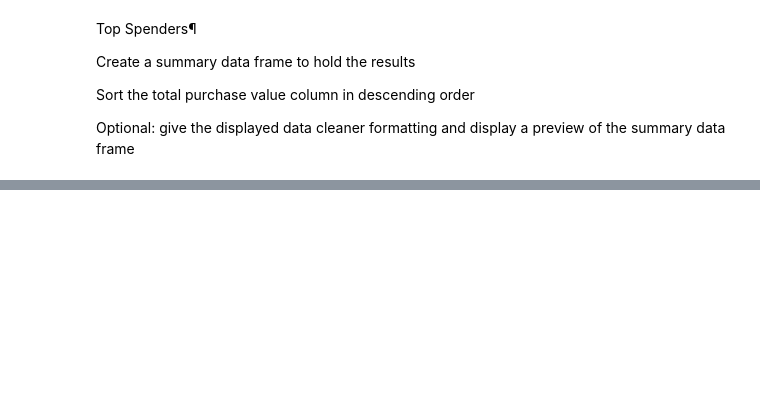
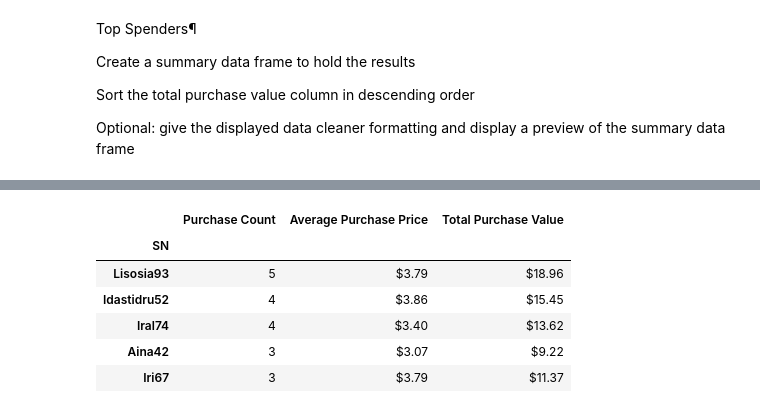
Before and after one commit to mawothe/HomeworkRepo, a Jupyter notebook: Homework_4/HeroesOfPymoli/Heros of Pymoli Code.ipynb, the cells around one changed output, grey strips where cells are left out. Cells and saved outputs as stored; diff of their text form; code cells hidden in the pictures; blank space fills up the shorter version.

```diff
--- a/Homework_4/HeroesOfPymoli/Heros of Pymoli Code.ipynb
+++ b/Homework_4/HeroesOfPymoli/Heros of Pymoli Code.ipynb
@@ -370,0 +389,20 @@ top_spenders_df
+# %%
+#Final formatting
+#Renaming Column
+spender_df = spender_df.rename(columns={"SN": "Purchase Count"})
+
+#Formating to dollar signs etc
+spender_df["Average Purchase Price"] = spender_df["Average Purchase Price"].map("${:.2f}".format)
+spender_df["Total Purchase Value"] = spender_df["Total Purchase Value"].map("${:.2f}".format)
+# %%
+#Sort
+spender_df = spender_df.sort_values("Purchase Count", ascending=False)
+spender_df
+# %% [output]
+|  | Purchase Count | Average Purchase Price | Total Purchase Value |
+| SN |  |  |  |
+| Lisosia93 | 5 | $3.79 | $18.96 |
+| Idastidru52 | 4 | $3.86 | $15.45 |
+| Iral74 | 4 | $3.40 | $13.62 |
+| Aina42 | 3 | $3.07 | $9.22 |
+| Iri67 | 3 | $3.79 | $11.37 |
```
Also changed, not shown: parts of 15 cells of this notebook.
